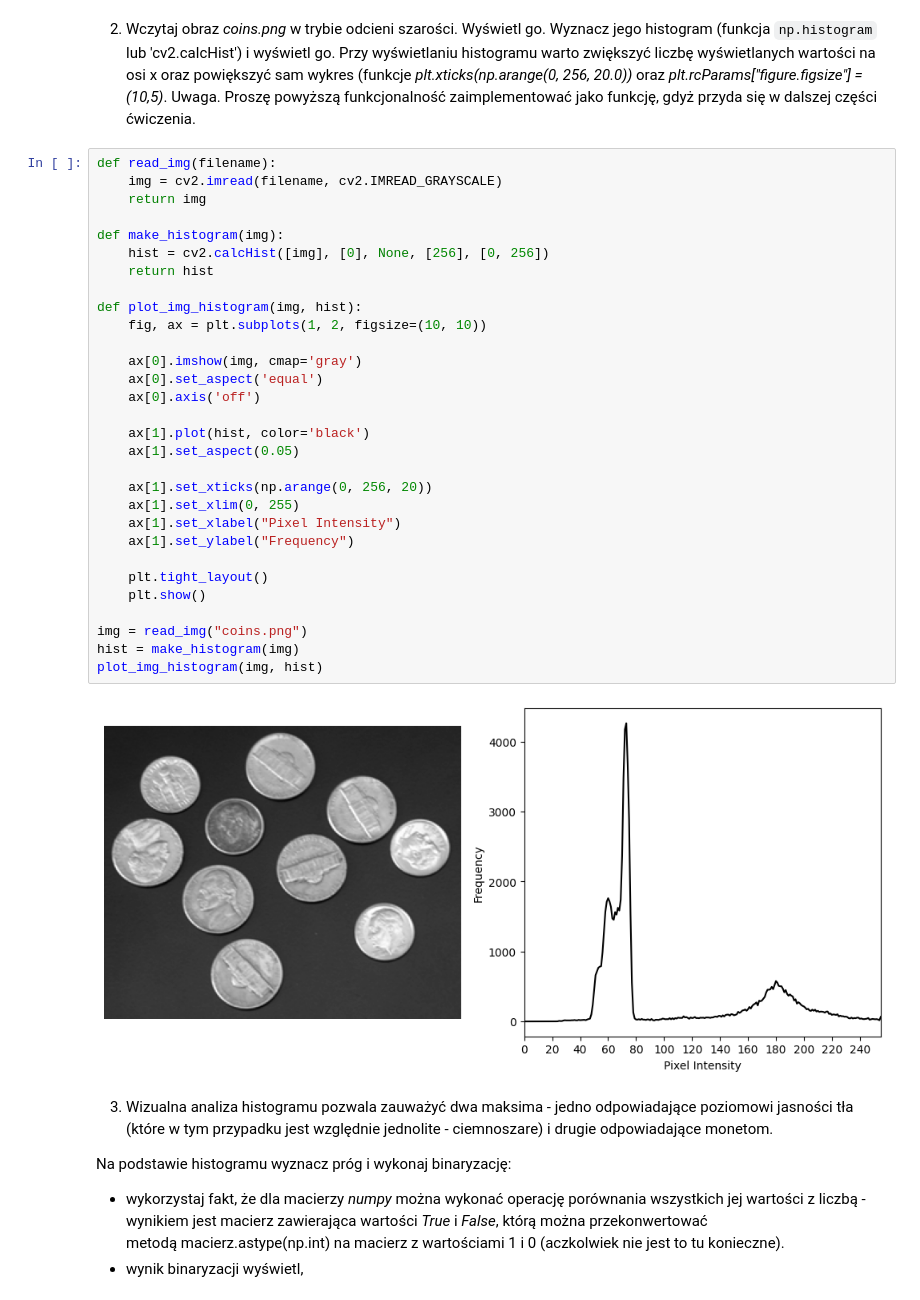
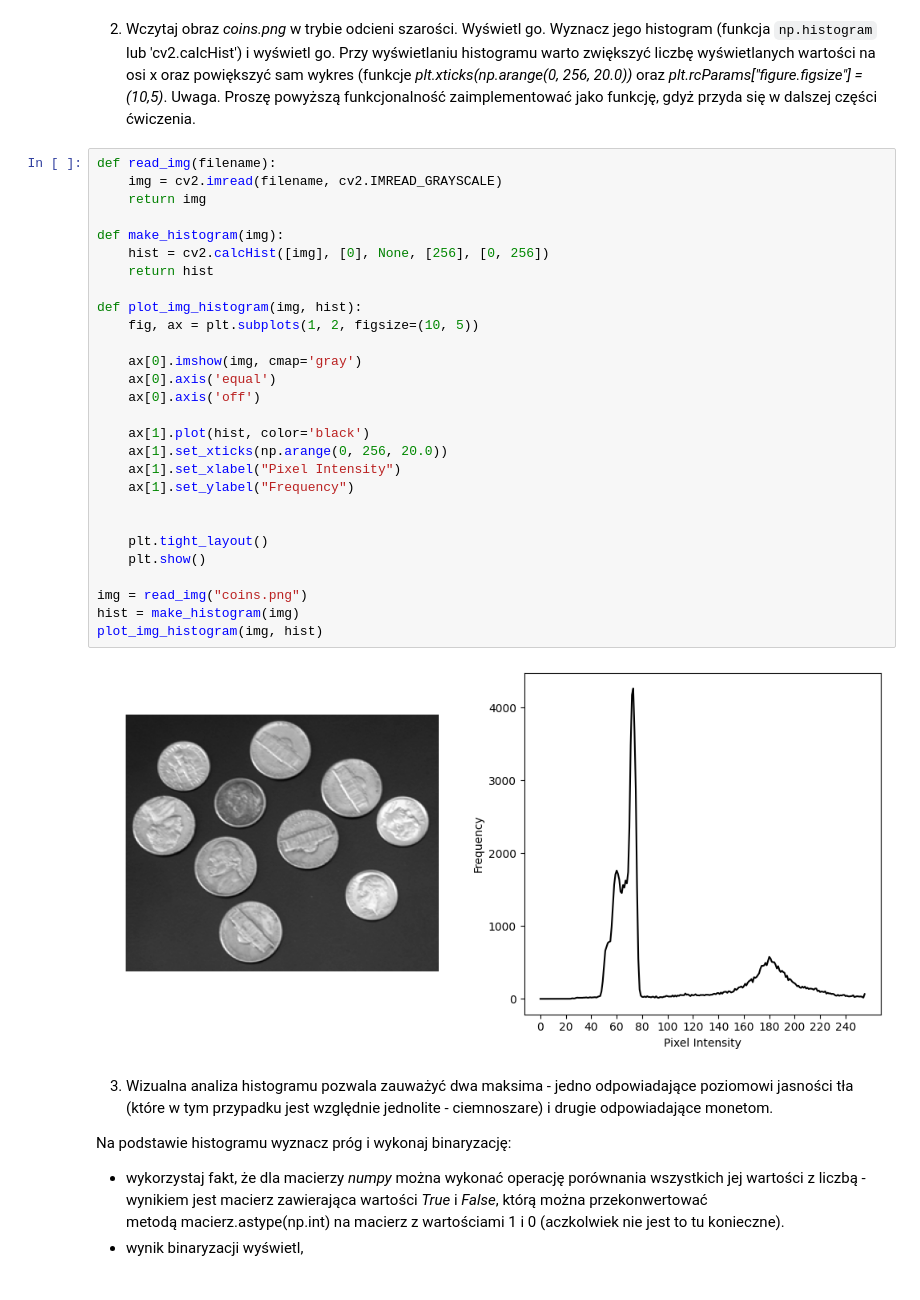
Before and after one commit to krudny/Image-processing, a Jupyter notebook: Lab4-binarization/04_thresholding.ipynb, the cells around one changed output. Cells and saved outputs as stored; diff of their text form.

```diff
--- a/Lab4-binarization/04_thresholding.ipynb
+++ b/Lab4-binarization/04_thresholding.ipynb
@@ -50,35 +52,33 @@ Uwaga. Proszę powyższą funkcjonalność zaimplementować jako funkcję, gdyż
 # %%
 def read_img(filename):
     img = cv2.imread(filename, cv2.IMREAD_GRAYSCALE)
     return img
 
 def make_histogram(img):
     hist = cv2.calcHist([img], [0], None, [256], [0, 256])
     return hist
 
 def plot_img_histogram(img, hist):
-    fig, ax = plt.subplots(1, 2, figsize=(10, 10))
+    fig, ax = plt.subplots(1, 2, figsize=(10, 5))
 
     ax[0].imshow(img, cmap='gray')
-    ax[0].set_aspect('equal')
+    ax[0].axis('equal')
     ax[0].axis('off')
 
     ax[1].plot(hist, color='black')
-    ax[1].set_aspect(0.05)
-
-    ax[1].set_xticks(np.arange(0, 256, 20))
-    ax[1].set_xlim(0, 255)
+    ax[1].set_xticks(np.arange(0, 256, 20.0))
     ax[1].set_xlabel("Pixel Intensity")
     ax[1].set_ylabel("Frequency")
+
 
     plt.tight_layout()
     plt.show()
 
 img = read_img("coins.png")
 hist = make_histogram(img)
 plot_img_histogram(img, hist)
 # %% [output]
-[figure, old version]
+[figure, new version]
 # %% [markdown]
 3. Wizualna analiza histogramu pozwala zauważyć dwa maksima - jedno odpowiadające poziomowi jasności tła (które w tym przypadku jest względnie jednolite - ciemnoszare) i drugie odpowiadające monetom.
 
```
Also changed, not shown: parts of 3 cells of this notebook.
